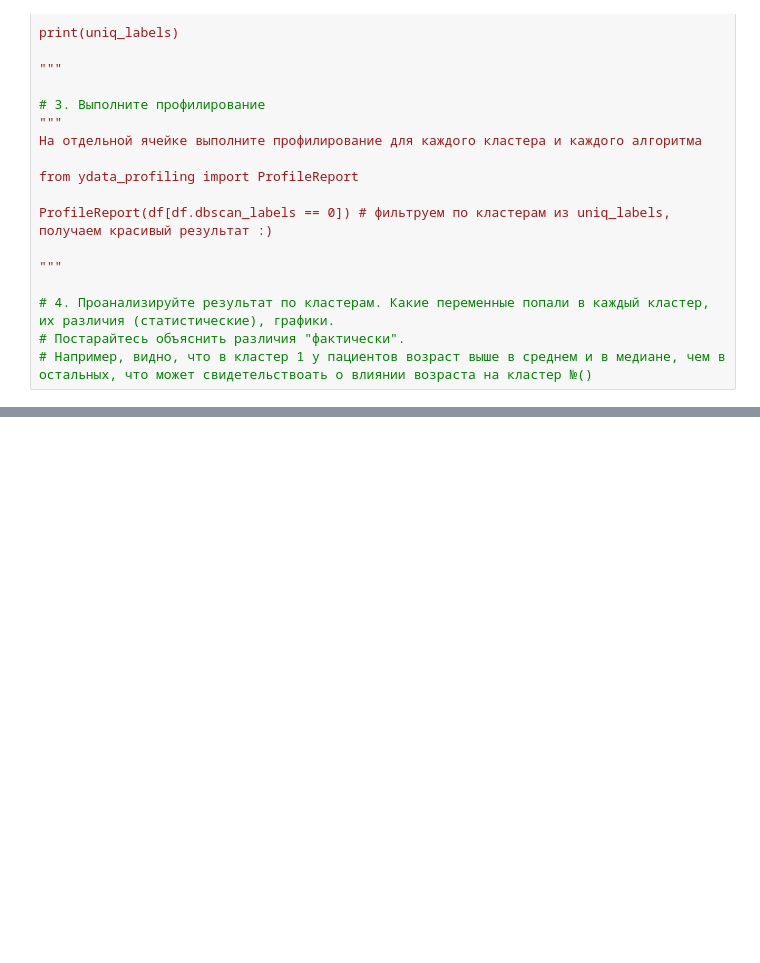
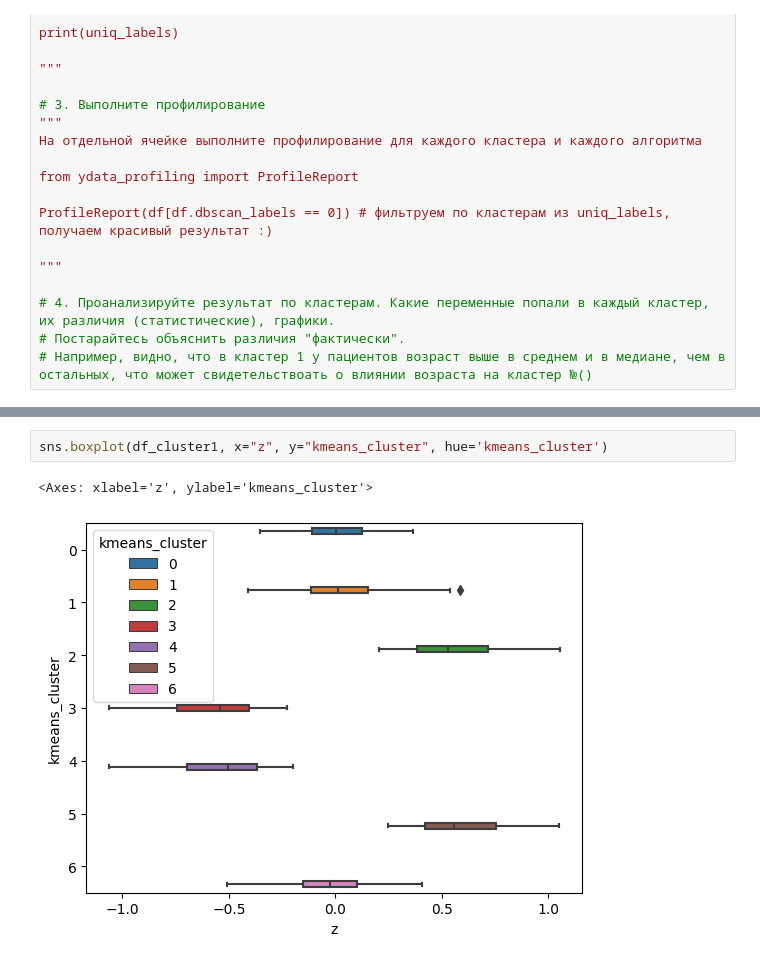
Before and after one commit to AnastaSya73/lalala, a Jupyter notebook: Лаб_4.ipynb, the cells around one changed output, grey strips where cells are left out. Saved outputs shown, nothing was run; the diff lists cells and outputs as text; blank space fills up the shorter version.

```diff
--- a/Лаб_4.ipynb
+++ b/Лаб_4.ipynb
@@ -667,0 +738,5 @@ ProfileReport(df[df.dbscan_labels == 0]) # фильтруем по класте
+# %%
+sns.boxplot(df_cluster1, x="z", y="kmeans_cluster", hue='kmeans_cluster')
+# %% [output]
+<Axes: xlabel='z', ylabel='kmeans_cluster'>
+[figure, added]
```
Also changed, not shown: parts of 33 cells of this notebook.
